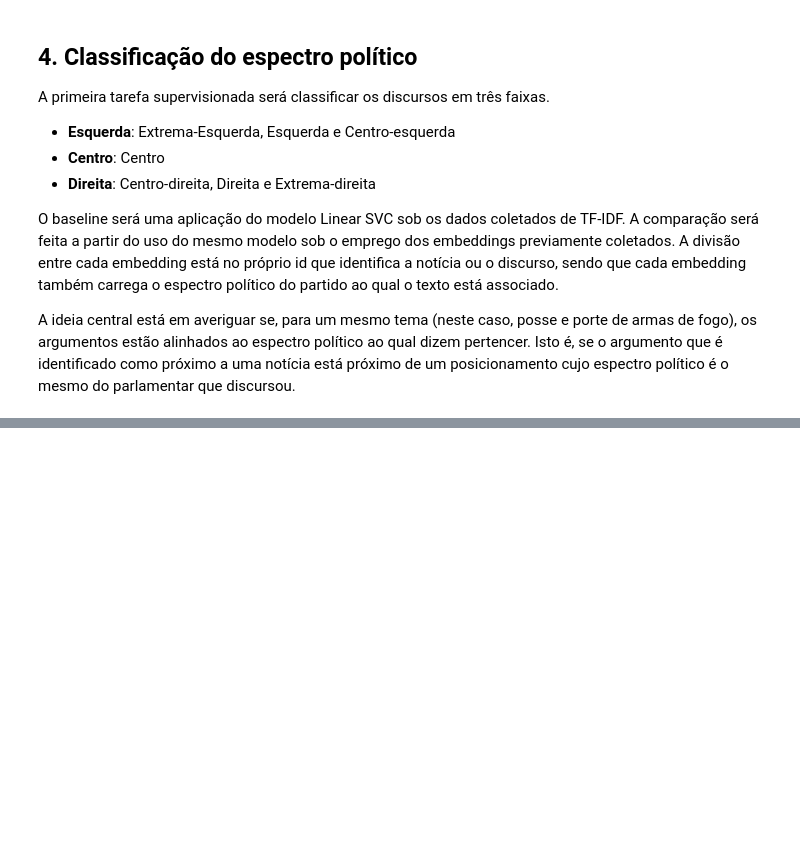
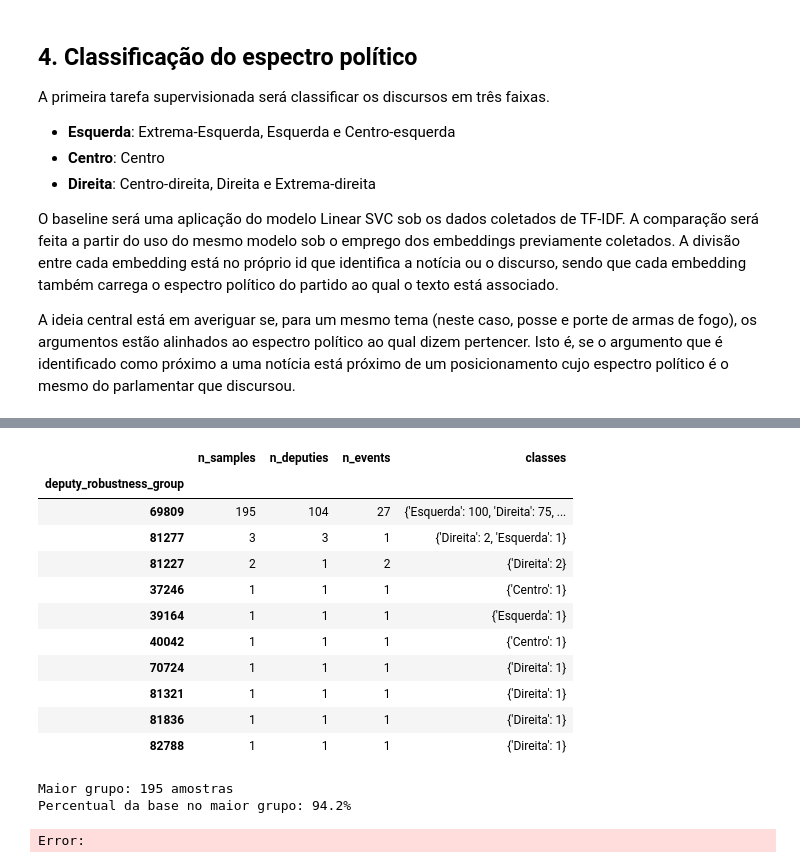
Before and after one commit to JPedroRodrigues/political-guidance-through-discourse, a Jupyter notebook: political-guidance-through-discourse.ipynb, the cells around one changed output, grey strips where cells are left out. Drawn from its saved outputs; the diff is of its cells as text; code cells hidden in the pictures; blank space fills up the shorter version.

```diff
--- a/political-guidance-through-discourse.ipynb
+++ b/political-guidance-through-discourse.ipynb
@@ -603,4 +1476,19 @@ def load_pt(path):
 # %%
-emb_arg, ids_arg, esp_arg = load_pt("content/argument_embeddings.pt")
-emb_news, ids_news, esp_news = load_pt("content/news_embeddings.pt")
+emb_arg, ids_arg, esp_arg = load_pt(
+    "content/argument_embeddings.pt"
+)
+
+emb_news, ids_news, esp_news = load_pt(
+    "content/news_embeddings.pt"
+)
+
+print(
+    "Embeddings dos argumentos:",
+    emb_arg.shape
+)
+
+print(
+    "Embeddings das notícias:",
+    emb_news.shape
+)
 # %% [output]
@@ -607,0 +2624,52 @@ ValueError: Rótulos fora do conjunto esperado de espectros políticos: {np.str_
+# %%
+# Associa os rótulos às amostras supervisionadas
+supervised_metadata["spectrum_3_model"] = y
+
+deputy_group_diagnostic = (
+    supervised_metadata
+    .groupby("deputy_robustness_group")
+    .agg(
+        n_samples=("id", "size"),
+        n_deputies=("deputy_id", "nunique"),
+        n_events=("event_id", "nunique"),
+        classes=(
+            "spectrum_3_model",
+            lambda values: values.value_counts().to_dict()
+        ),
+    )
+    .sort_values(
+        "n_samples",
+        ascending=False
+    )
+)
+
+display(deputy_group_diagnostic)
+
+largest_group = deputy_group_diagnostic["n_samples"].max()
+
+print(
+    "Maior grupo:",
+    largest_group,
+    "amostras"
+)
+
+print(
+    "Percentual da base no maior grupo:",
+    f"{100 * largest_group / len(supervised_metadata):.1f}%"
+)
+# %% [output]
+|  | n_samples | n_deputies | n_events | classes |
+| deputy_robustness_group |  |  |  |  |
+| 69809 | 195 | 104 | 27 | {'Esquerda': 100, 'Direita': 75, ... |
+| 81277 | 3 | 3 | 1 | {'Direita': 2, 'Esquerda': 1} |
+| 81227 | 2 | 1 | 2 | {'Direita': 2} |
+| 37246 | 1 | 1 | 1 | {'Centro': 1} |
+| 39164 | 1 | 1 | 1 | {'Esquerda': 1} |
+| 40042 | 1 | 1 | 1 | {'Centro': 1} |
+| 70724 | 1 | 1 | 1 | {'Direita': 1} |
+| 81321 | 1 | 1 | 1 | {'Direita': 1} |
+| 81836 | 1 | 1 | 1 | {'Direita': 1} |
+| 82788 | 1 | 1 | 1 | {'Direita': 1} |
+Maior grupo: 195 amostras
+Percentual da base no maior grupo: 94.2%
+Error:
```
Also changed, not shown: parts of 46 cells of this notebook, 1 other file.
